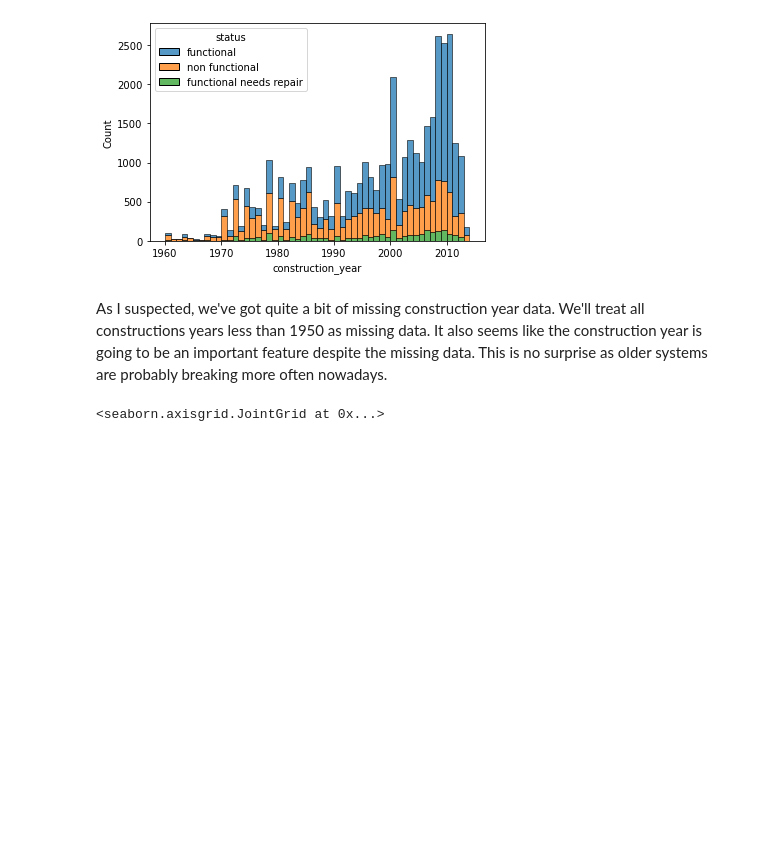
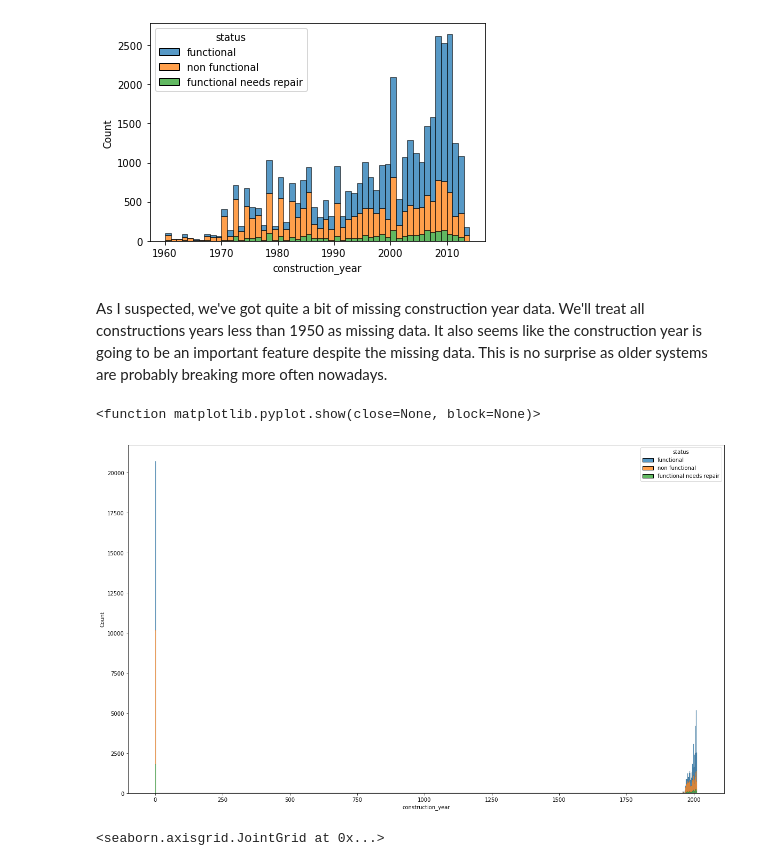
Before and after one commit to talanthier/Pump-It-Up-Water-Table-DrivenData, a Jupyter notebook: Notebooks/pumpitup_exploration_01.ipynb, the cells around one changed output. Drawn from its saved outputs; the diff is of its cells as text; code cells hidden in the pictures; blank space fills up the shorter version.

```diff
--- a/Notebooks/pumpitup_exploration_01.ipynb
+++ b/Notebooks/pumpitup_exploration_01.ipynb
@@ -154,6 +155,13 @@ plt.show
 [figure]
 # %% [markdown]
 As I suspected, we've got quite a bit of missing construction year data. We'll treat all constructions years less than 1950 as missing data. It also seems like the construction year is going to be an important feature despite the missing data. This is no surprise as older systems are probably breaking more often nowadays.
+# %%
+fig, ax = plt.subplots(figsize = (20,12))
+sns.histplot(data = pump, x = 'construction_year', bins = 1000, hue = 'status', multiple = 'stack', ax = ax)
+plt.show
+# %% [output]
+<function matplotlib.pyplot.show(close=None, block=None)>
+[figure, added]
 # %%
 sns.jointplot(data=pump, x="longitude", y="latitude")
 # %% [output]
```
Also changed, not shown: parts of 34 cells of this notebook, 3 other files.
